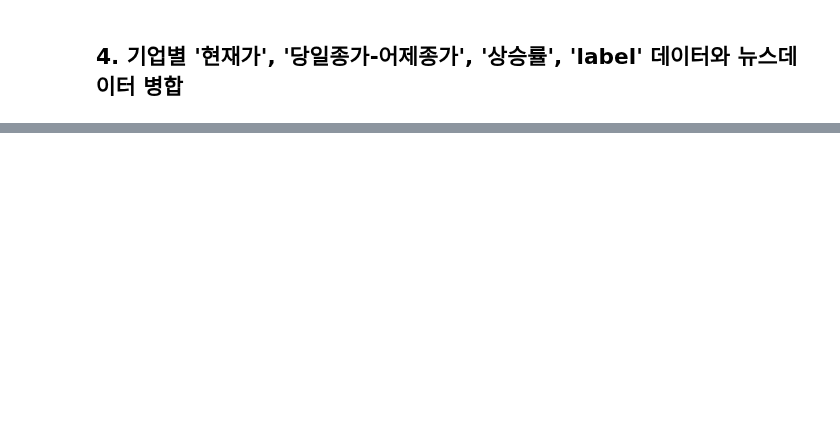
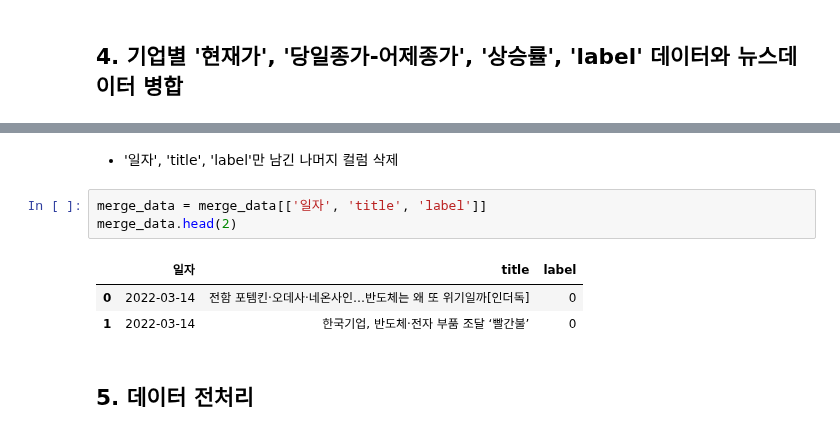
Before and after one commit to youngai1112/HK_Project, a Jupyter notebook: 7.1_뉴스데이터감성분석/01_뉴스데이터감성분석.ipynb, the cells around one changed output, grey strips where cells are left out. Drawn from its saved outputs; the diff is of its cells as text; blank space fills up the shorter version.

```diff
--- a/7.1_뉴스데이터감성분석/01_뉴스데이터감성분석.ipynb
+++ b/7.1_뉴스데이터감성분석/01_뉴스데이터감성분석.ipynb
@@ -400,0 +407,11 @@ test_data.shape
+# %% [markdown]
+- '일자', 'title', 'label'만 남긴 나머지 컬럼 삭제
+# %%
+merge_data = merge_data[['일자', 'title', 'label']]
+merge_data.head(2)
+# %% [output]
+|  | 일자 | title | label |
+| 0 | 2022-03-14 | 전함 포템킨·오데사·네온사인…반도체는 왜 또 위기일까[인더독] | 0 |
+| 1 | 2022-03-14 | 한국기업, 반도체·전자 부품 조달 ‘빨간불’ | 0 |
+# %% [markdown]
+## 5. 데이터 전처리
```
Also changed, not shown: parts of 38 cells of this notebook.
